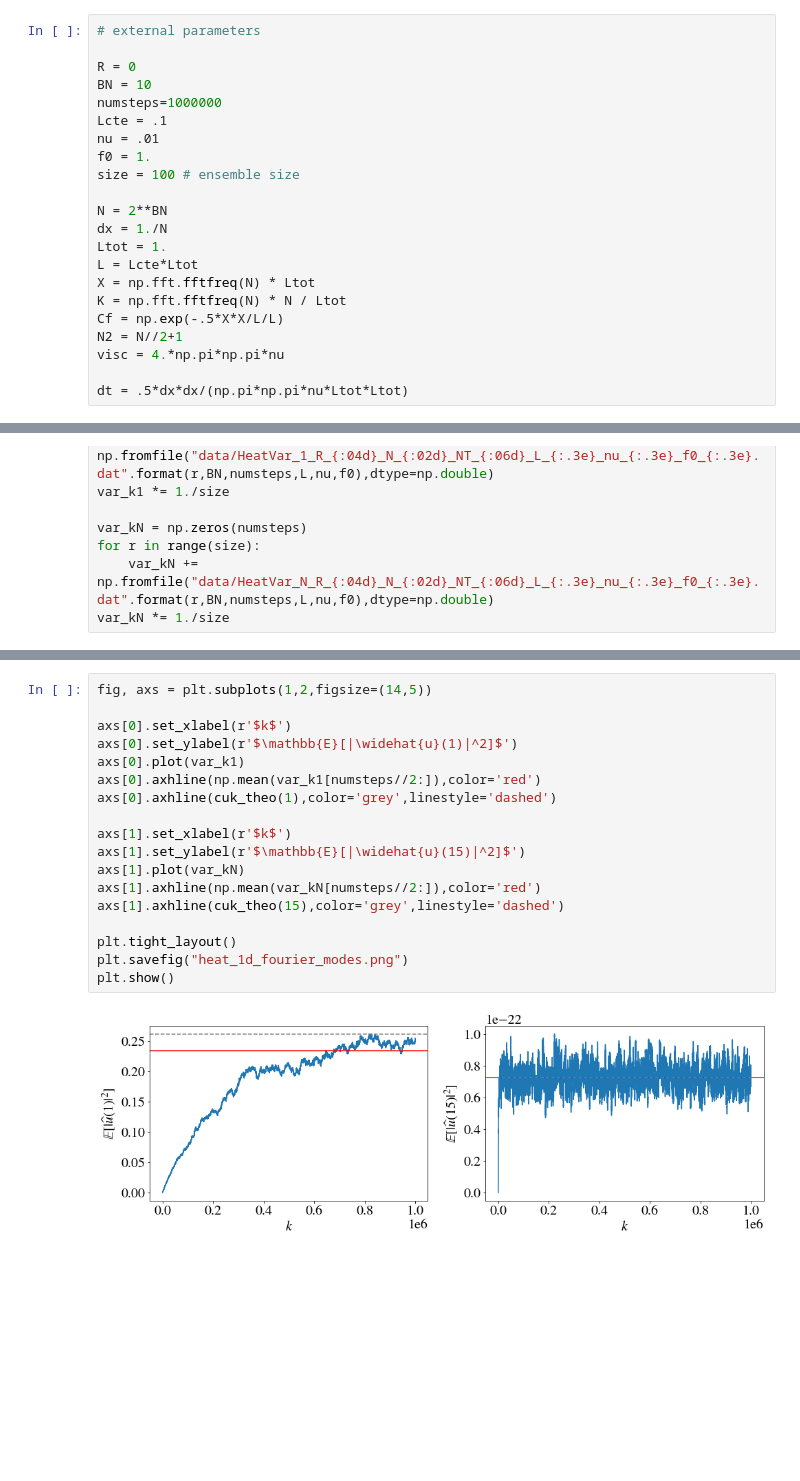
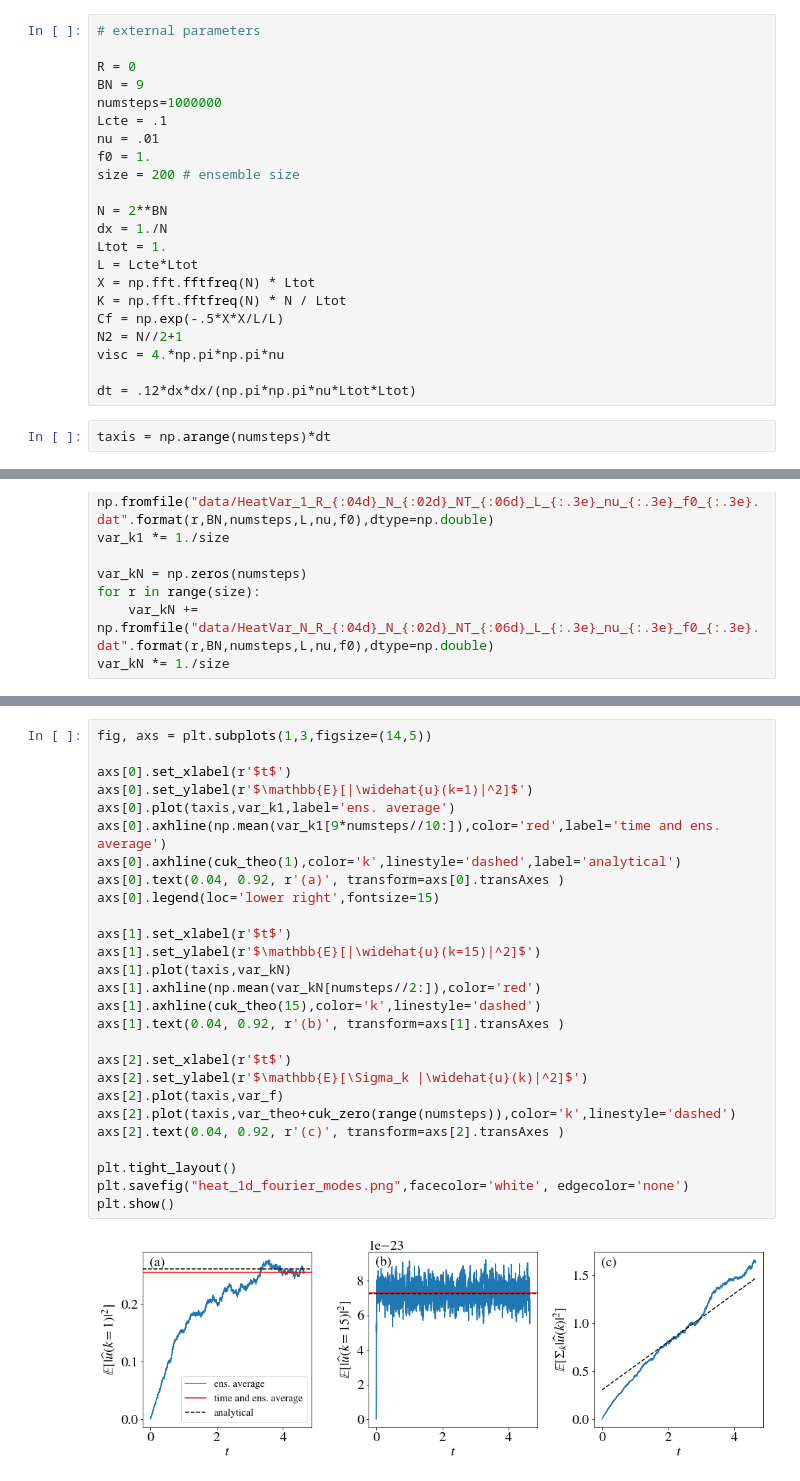
Before and after one commit to gapolinario/heat-spectral-1d, a Jupyter notebook: plots.ipynb, the cells around one changed output, grey strips where cells are left out. Saved outputs shown, nothing was run; the diff lists cells and outputs as text; blank space fills up the shorter version.

```diff
--- a/plots.ipynb
+++ b/plots.ipynb
@@ -10,12 +10,12 @@ plt.rcParams.update({'font.size': 20,
 # external parameters
 
 R = 0
-BN = 10
+BN = 9
 numsteps=1000000
 Lcte = .1
 nu = .01
 f0 = 1.
-size = 100 # ensemble size
+size = 200 # ensemble size
 
 N = 2**BN
 dx = 1./N
@@ -27,7 +27,9 @@ Cf = np.exp(-.5*X*X/L/L)
 N2 = N//2+1
 visc = 4.*np.pi*np.pi*nu
 
-dt = .5*dx*dx/(np.pi*np.pi*nu*Ltot*Ltot)
+dt = .12*dx*dx/(np.pi*np.pi*nu*Ltot*Ltot)
+# %%
+taxis = np.arange(numsteps)*dt
 # %%
 # large k, short time
 T_short = 1./(np.pi*np.pi*nu*N*N)
@@ -81,21 +94,30 @@ var_kN *= 1./size
 # %%
-fig, axs = plt.subplots(1,2,figsize=(14,5))
+fig, axs = plt.subplots(1,3,figsize=(14,5))
 
-axs[0].set_xlabel(r'$k$')
-axs[0].set_ylabel(r'$\mathbb{E}[|\widehat{u}(1)|^2]$')
-axs[0].plot(var_k1)
-axs[0].axhline(np.mean(var_k1[numsteps//2:]),color='red')
-axs[0].axhline(cuk_theo(1),color='grey',linestyle='dashed')
+axs[0].set_xlabel(r'$t$')
+axs[0].set_ylabel(r'$\mathbb{E}[|\widehat{u}(k=1)|^2]$')
+axs[0].plot(taxis,var_k1,label='ens. average')
+axs[0].axhline(np.mean(var_k1[9*numsteps//10:]),color='red',label='time and ens. average')
+axs[0].axhline(cuk_theo(1),color='k',linestyle='dashed',label='analytical')
+axs[0].text(0.04, 0.92, r'(a)', transform=axs[0].transAxes )
+axs[0].legend(loc='lower right',fontsize=15)
 
-axs[1].set_xlabel(r'$k$')
-axs[1].set_ylabel(r'$\mathbb{E}[|\widehat{u}(15)|^2]$')
-axs[1].plot(var_kN)
+axs[1].set_xlabel(r'$t$')
+axs[1].set_ylabel(r'$\mathbb{E}[|\widehat{u}(k=15)|^2]$')
+axs[1].plot(taxis,var_kN)
 axs[1].axhline(np.mean(var_kN[numsteps//2:]),color='red')
-axs[1].axhline(cuk_theo(15),color='grey',linestyle='dashed')
+axs[1].axhline(cuk_theo(15),color='k',linestyle='dashed')
+axs[1].text(0.04, 0.92, r'(b)', transform=axs[1].transAxes )
+
+axs[2].set_xlabel(r'$t$')
+axs[2].set_ylabel(r'$\mathbb{E}[\Sigma_k |\widehat{u}(k)|^2]$')
+axs[2].plot(taxis,var_f)
+axs[2].plot(taxis,var_theo+cuk_zero(range(numsteps)),color='k',linestyle='dashed')
+axs[2].text(0.04, 0.92, r'(c)', transform=axs[2].transAxes )
 
 plt.tight_layout()
-plt.savefig("heat_1d_fourier_modes.png")
+plt.savefig("heat_1d_fourier_modes.png",facecolor='white', edgecolor='none')
 plt.show()
 # %% [output]
-[figure, old version]
+[figure, new version]
 # %%
```
Also changed, not shown: parts of 5 cells of this notebook, 4 other files.
